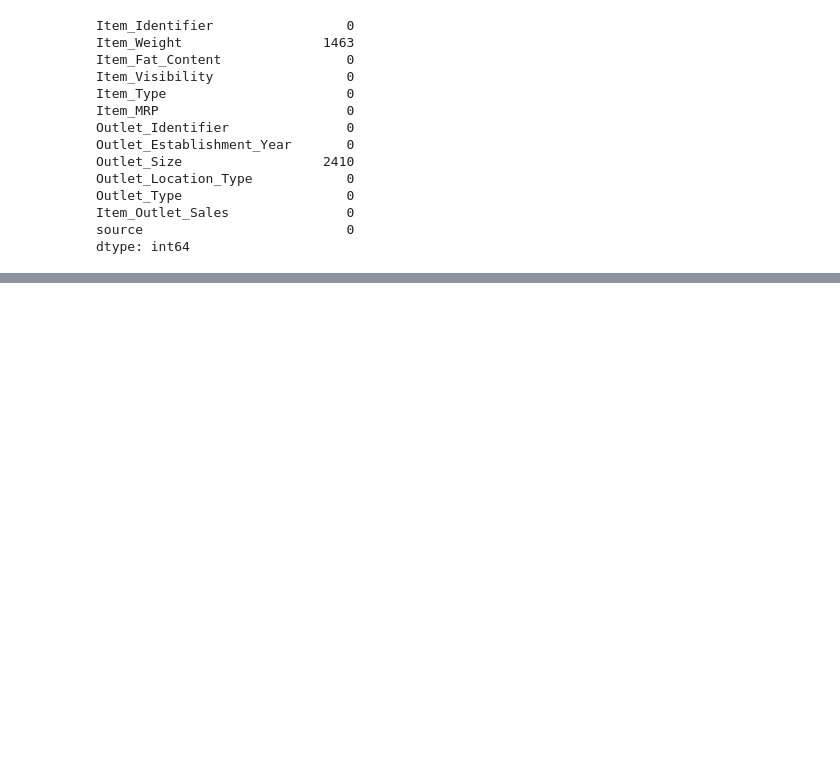
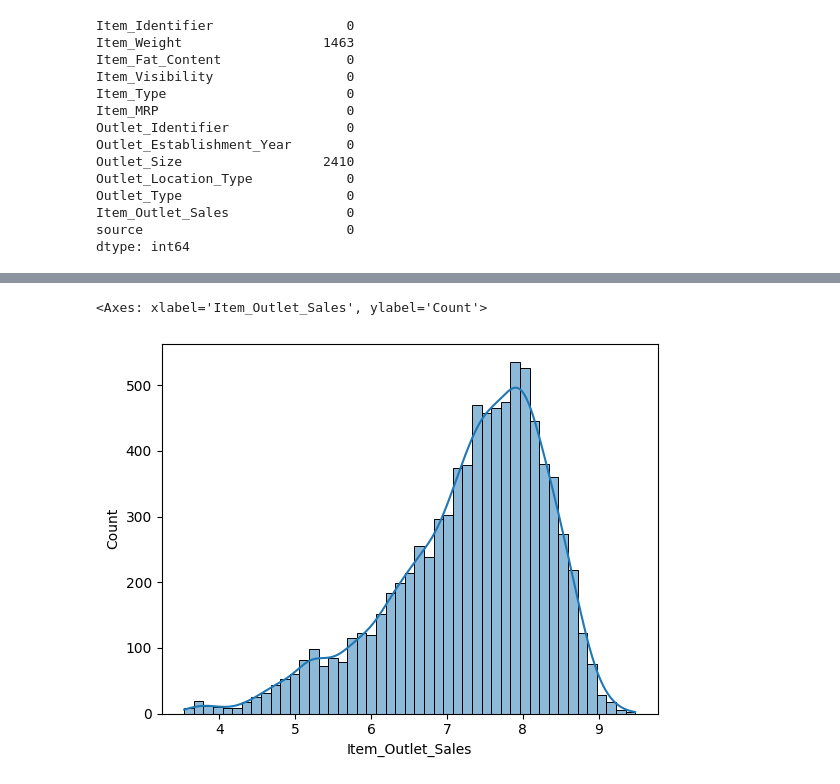
Before and after one commit to Technocolabs100/BigMart-Analysis-and-Prediction-on-Sales-Data, a Jupyter notebook: BigMartSalesPrediction.ipynb, the cells around one changed output, grey strips where cells are left out. Drawn from its saved outputs; the diff is of its cells as text; code cells hidden in the pictures; blank space fills up the shorter version.

```diff
--- a/BigMartSalesPrediction.ipynb
+++ b/BigMartSalesPrediction.ipynb
@@ -327,0 +341,16 @@ train_copy['Item_Identifier'] = le.fit_transform(train_copy['Item_Identifier'])
+# %%
+# Label Encoding the categorical variables
+
+train_copy['Outlet'] = le.fit_transform(train_copy['Outlet_Identifier'])
+var_mod = ['Item_Fat_Content','Outlet_Location_Type','Outlet_Size','Item_Type','Outlet_Type','Outlet']
+le = LabelEncoder()
+for i in var_mod:
+    train_copy[i] = le.fit_transform(train_copy[i])
+# %%
+# removing skewness
+# log transformation is used to reduce the skewness of the data
+train_copy['Item_Outlet_Sales'] = np.log1p(train_copy['Item_Outlet_Sales'])
+sns.histplot(train_copy['Item_Outlet_Sales'],kde=True) # kde is the kernel density estimation which is used to plot the probability density of a continuous variable
+# %% [output]
+<Axes: xlabel='Item_Outlet_Sales', ylabel='Count'>
+[figure, added]
```
Also changed, not shown: parts of 7 cells of this notebook.
